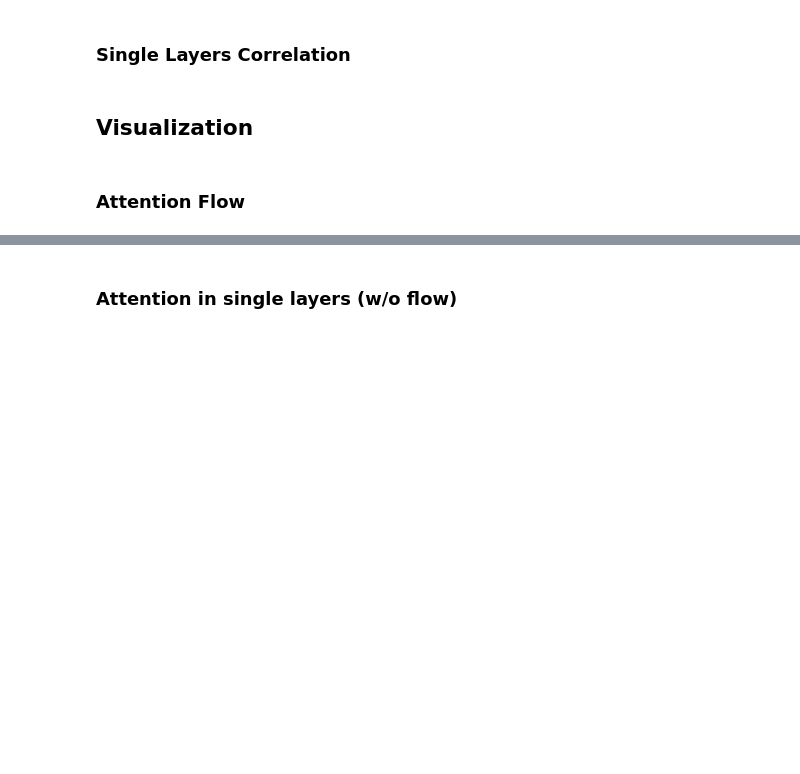
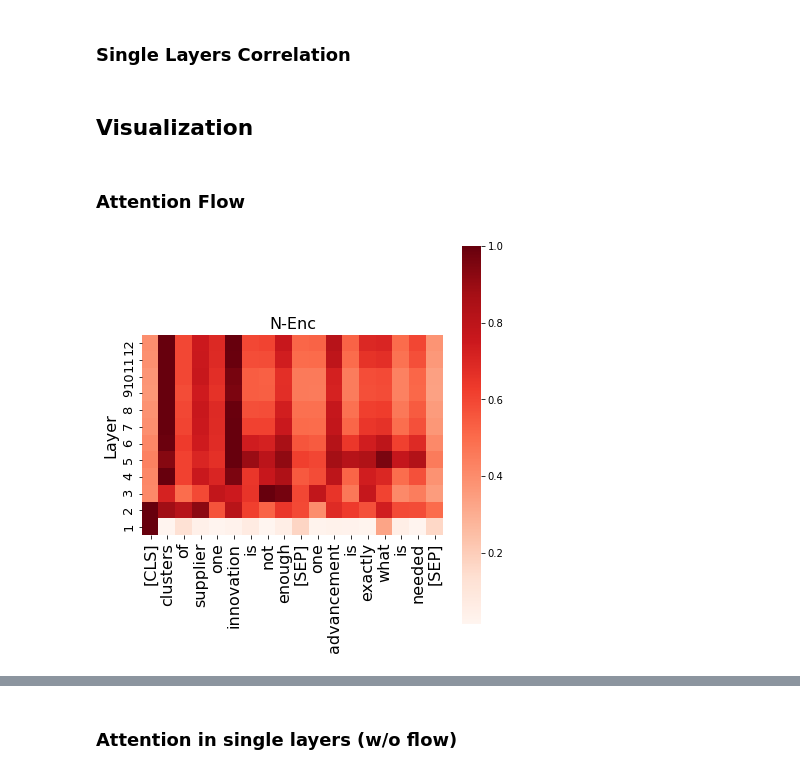
Before and after one commit to mohsenfayyaz/GlobEnc, a Jupyter notebook: notebooks/attention_flow.ipynb, the cells around one changed output, grey strips where cells are left out. Drawn from its saved outputs; the diff is of its cells as text; code cells hidden in the pictures; blank space fills up the shorter version.

```diff
--- a/notebooks/attention_flow.ipynb
+++ b/notebooks/attention_flow.ipynb
@@ -7,7 +7,7 @@
 # %%
 import torch
 import numpy as np
-from transformers import BertTokenizer
+from transformers import AutoTokenizer, BertTokenizer
 from datasets import load_dataset
 from tqdm.notebook import tqdm
 from importlib import reload
@@ -46,12 +46,15 @@ with open('../src/configs/experiments_config.yaml', "r") as f:
     config = yaml.safe_load(f)
 
 ### Editable:
-config = config["SST2"]  # [SST2, MNLI, HATEXPLAIN] (Load different experiments config i.e. model, dataset and more)
+# Possible Configs: BERT-base    ->  [SST2, MNLI, HATEXPLAIN],
+#                   BERT-large   ->  [MNLI-BERT-large]
+#                   ELECTRA-base ->  [SST2-ELECTRA, MNLI-ELECTRA, HATEXPLAIN-ELECTRA]
+config = config["MNLI-BERT-large"]  # (Load different experiments config i.e. model, dataset and more)
 
 config["FLOW_METHOD"] = FlowMethods.ROLLOUT
-config["NUM_CPUS"] = 12  # If n<2 ? sequential : use p_map
+config["NUM_CPUS"] = 1  # If n<2 ? sequential : use p_map (Just for maxflow)
 config["OUTPUT_HIDDEN_STATES"] = True  # Default: True (Outputs flow up to each layer)
-config["DATASET_SIZE_LIMIT"] = None  # Default: None (no limit)
+config["DATASET_SIZE_LIMIT"] = 1024  # Default: None (no limit)
 config["DELETE_SEP"] = False  # Default: False (Visualizations will not work if set to True)
 
 config
@@ -60,13 +76,25 @@ config
 # %%
 import src.modeling.modeling_bert
 reload(src.modeling.modeling_bert)
+import src.modeling.modeling_electra
+reload(src.modeling.modeling_electra)
 import src.task_loaders
 reload(src.task_loaders)
 
-tokenizer = BertTokenizer.from_pretrained(config["MODEL_NAME"])
-model = src.modeling.modeling_bert.BertForSequenceClassification.from_pretrained(
-    config["MODEL_CHECKPOINT"],
-    local_files_only=False)
+tokenizer = AutoTokenizer.from_pretrained(config["MODEL_NAME"])
+if "bert" in config["MODEL_NAME"]:
+    model = src.modeling.modeling_bert.BertForSequenceClassification.from_pretrained(
+        config["MODEL_CHECKPOINT"],
+        local_files_only=False
+    )
+elif "electra" in config["MODEL_NAME"]:
+    model = src.modeling.modeling_electra.ElectraForSequenceClassification.from_pretrained(
+        config["MODEL_CHECKPOINT"],
+        local_files_only=False
+    )
+else:
+    raise Exception(f"Not implented model: {config['MODEL_NAME']}")
+
 task_loader = src.task_loaders.TaskLoader(tokenizer, count=config["DATASET_SIZE_LIMIT"],
                                           max_length=config["SALS_MAX_LENGTH"])
 
@@ -277,34 +340,38 @@ def plot_flow_heatmaps_cls(idx, specific_method=None):
         norm_cls = attention_flows[key][idx][:, 0, :]
         norm_cls = np.flip(norm_cls, axis=0)
         row_sums = norm_cls.max(axis=1)
         norm_cls = norm_cls / row_sums[:, np.newaxis]
 
         df = pd.DataFrame(norm_cls, columns=tokenized_text, index=range(12, 0, -1))
-        sns.heatmap(df,cmap="Reds",square=True)
+        ax = sns.heatmap(df,cmap="Reds",square=True)
+        bottom, top = ax.get_ylim()
+        ax.set_ylim(bottom + 0.5, top - 0.5)
         plt.title(key, fontsize=16)
         plt.ylabel("Layer", fontsize=16)
         plt.xticks(rotation = 90, fontsize=16)
         plt.yticks(fontsize=13)
         plt.gcf().subplots_adjust(bottom=0.2)
 
 # 320, 493, 599, 746
 idx = 311
 pdf = matplotlib.backends.backend_pdf.PdfPages(f"{config['DATASET']}_{idx}_rollout_cls.pdf")
 # plot_flow_heatmaps_cls(idx, specific_method="N-Enc")
 plot_flow_heatmaps_cls(idx, specific_method=None)
 fig.tight_layout()
 plt.savefig(pdf, format='pdf')
 pdf.close()
 
 
 # for i in range(800):
 #     test_idx = i
 #     encoded = encoder_func(test_idx)
 #     tokenized_text = tokenizer.convert_ids_to_tokens(encoded["input_ids"][0])
 #     if 5 < len(tokenized_text) < 12 and "#" not in "".join(tokenized_text):
 #         print("idx =", i)
 #         plot_flow_heatmaps_cls(test_idx, specific_method="N-Res")
 #         plt.show()
+# %% [output]
+[figure, added]
 # %%
 import matplotlib.backends.backend_pdf
 
```
Also changed, not shown: parts of 14 cells of this notebook, 6 other files.
